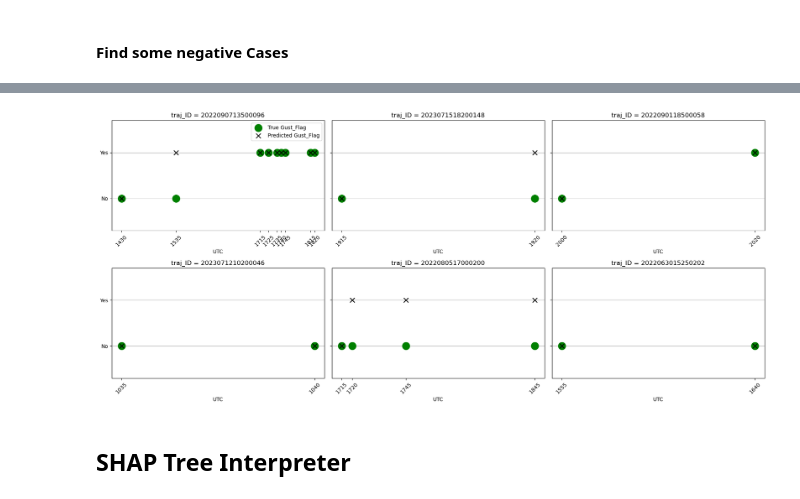
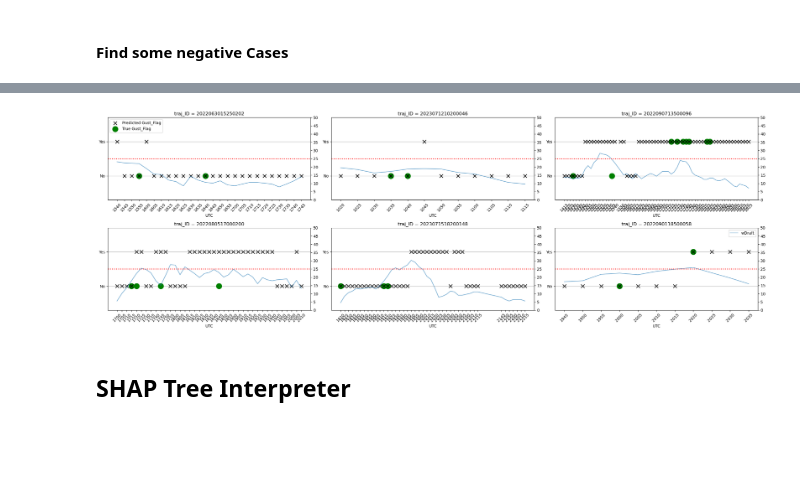
Before and after one commit to florianvalentinackermann/radar_windgusts, a Jupyter notebook: Machine_learning_intro.ipynb, the cells around one changed output, grey strips where cells are left out. Saved outputs shown, nothing was run; the diff lists cells and outputs as text; code cells hidden in the pictures; blank space fills up the shorter version.

```diff
--- a/Machine_learning_intro.ipynb
+++ b/Machine_learning_intro.ipynb
@@ -101,7 +103,11 @@ df['Z_top_smoothness'] = df['ZH_20_height'] - df['ZH_45_height']
 
 df['CoreAspect_ratio'] = df['ZH_45_height'] / df['area']
 
-df['wDraft'] = (-3.1 * 10**-6 * df['ZH_20_height'] + 20.6*df['VIL'])**0.5
+df['EchoTop20_m'] = df['ZH_20_height']*200
+
+df['wDraft'] = (-3.1 * 10**-6 * df['EchoTop20_m'] + 20.6*df['VIL'])**0.5
 
 df['wDraft_pred_25'] = np.where(df['wDraft'] > 25, 'Yes', 'No')
+
+df['wDraft_norm_25'] = df['wDraft'] / 50
 # %%
@@ -473,7 +475,7 @@ val_ids = np.array(val_ids)
 train_ids = np.array(train_ids)
 test_ids = np.array(test_ids)
 
-manual_traj_ids = set(['2019061509450011.0','2021071217550028.0','2021071221500035.0','2021071305200023.0','2022063019350162','2023082417300207'])
+manual_traj_ids = set(['2019061509450011.0','2021071217550028.0','2021071221500035.0','2021071305200023.0','2022063019350162','2023082417300207', '2023072405500180'])
 
 # Convert arrays to sets
 val_ids_set = set(val_ids)
@@ -501,6 +503,12 @@ val_df = filtered_df[filtered_df['traj_ID'].isin(val_ids)]
 train_df = train_df.sort_values(['traj_ID', 'yyyymmddHHMM'])
 test_df = test_df.sort_values(['traj_ID', 'yyyymmddHHMM'])
 val_df = val_df.sort_values(['traj_ID', 'yyyymmddHHMM'])
+
+if (val_df['traj_ID'] == '2023072405500180').any():
+    print("Found traj_ID '2023072405500180' in val_df!")
+else:
+    print("traj_ID not found.")
+
 
 # Function to print stats for each split
 def print_split_stats(df, name):
@@ -1731,4 +1725,0 @@ Name: timestamp, dtype: datetime64[ns]
-# %%
-specified_traj_id = '2021071217550028.0'
-
-val_df_events[val_df_events['traj_ID'] == specified_traj_id]
@@ -1952,69 +1953,88 @@ model = RandomForestClassifier(#class_weight='balanced',
                                 )
 model.fit(X_train, y_train)
 
-fig, axes = plt.subplots(2, 3, figsize=(18, 8), sharey=True)
+fig, axes = plt.subplots(2, 3, figsize=(24, 8), sharey=False)
 axes = axes.flatten()
+
+
 
 for idx, specified_traj_id in enumerate(manual_traj_ids_negative):
     ax = axes[idx]
-    traj_data = val_df_events[val_df_events['traj_ID'] == specified_traj_id].copy()
+    traj_data = val_df[val_df['traj_ID'] == specified_traj_id].copy()
     if traj_data.empty:
         ax.set_title(f'{specified_traj_id}\n(no data)')
         ax.axis('off')
         continue
 
+    # Ensure timestamp is datetime
+    traj_data['timestamp'] = pd.to_datetime(traj_data['yyyymmddHHMM'].astype(str), format='%Y%m%d%H%M')
+
+    # --- Plot IC and GC for ALL timesteps on secondary y-axis ---
+    ax2 = ax.twinx()
+    ax2.plot(traj_data['timestamp'], traj_data['wDraft'], label='wDraft', color='tab:blue', alpha=0.6)
+    ax2.set_ylim(0,50)
+    ax2.set_yticks([0,5, 10,15,20,25,30,35,40,45,50])
+    #ax2.legend(loc='upper right')
+    ax2.axhline(y=25, color='red', linestyle=':', linewidth=2)
+
+    # --- Overlay Gust_Flag and predictions for timesteps where Gust_Flag is Yes/No ---
+    mask = traj_data['Gust_Flag'].isin(['Yes', 'No'])
+    #mask2 = traj_data['Gust_Flag'].isin(['Yes', 'No', '-'])
+
+    # Predict for all rows
     traj_data['Gust_Flag_pred'] = model.predict(traj_data[all_features])
-    traj_data['Gust_Flag_num'] = traj_data['Gust_Flag'].map({'Yes': 1, 'No': 0})
     traj_data['Gust_Flag_pred_num'] = traj_data['Gust_Flag_pred'].map({'Yes': 1, 'No': 0})
+    # For mapping and plotting, use masks as before
+    mask = traj_data['Gust_Flag'].isin(['Yes', 'No'])
 
-    traj_data['yyyymmddHHMM'] = traj_data['yyyymmddHHMM'].astype(str)
-    traj_data['timestamp'] = pd.to_datetime(traj_data['yyyymmddHHMM'], format='%Y%m%d%H%M')
-
-    # True Gust_Flag: big green dot
-    ax.scatter(
-        traj_data['timestamp'],
-        traj_data['Gust_Flag_num'],
-        s=200,
-        color='green',
-        label='True Gust_Flag',
-        zorder=3
-    )
-
-    # Predicted Gust_Flag: smaller black x
-    ax.scatter(
-        traj_data['timestamp'],
+    ax.scatter(traj_data['timestamp'],
         traj_data['Gust_Flag_pred_num'],
         s=80,
         color='black',
         marker='x',
         label='Predicted Gust_Flag',
-        zorder=4
-    )
+        zorder=4)
+
+
+    if mask.any():                                                              #)
+        traj_data.loc[mask, 'Gust_Flag_num'] = traj_data.loc[mask, 'Gust_Flag'].map({'Yes': 1, 'No': 0})
+        # True Gust_Flag: big green dot
+        ax.scatter(
+            traj_data.loc[mask, 'timestamp'],
+            traj_data.loc[mask, 'Gust_Flag_num'],
+            s=200,
+            color='green',
+            label='True Gust_Flag',
+            zorder=3
+        )
+
 
     ax.set_ylim(-0.7, 1.7)
     ax.set_yticks([0, 1])
     ax.set_yticklabels(['No', 'Yes'])
     ax.set_xlabel('UTC')
     ax.set_title(f'traj_ID = {specified_traj_id}')
+    ax.grid(True, axis='y')
 
     # Custom x-axis tick labels: only last 4 digits (HHMM)
     tick_locs = traj_data['timestamp']
     tick_labels = traj_data['yyyymmddHHMM'].str[-4:]
     ax.set_xticks(tick_locs)
     ax.set_xticklabels(tick_labels, rotation=45)
 
-    ax.grid(True, axis='y')
     if idx == 0:
-        ax.legend()
+        ax.legend(loc='upper left')
 
 # Hide any unused subplots (if less than 6 IDs)
 for j in range(len(manual_traj_ids), len(axes)):
     axes[j].axis('off')
 
+ax2.legend(loc='upper right')
+
 plt.tight_layout()
 #plt.savefig(f'/users/fackerma/newproject1/figures/Model/Try_optimized_neg.png', bbox_inches='tight', dpi=300)
 # %% [output]
-[figure, old version]
+[figure, new version]
 # %% [markdown]
 ## SHAP Tree Interpreter
 # %%
```
Also changed, not shown: parts of 16 cells of this notebook, 6 other files.
